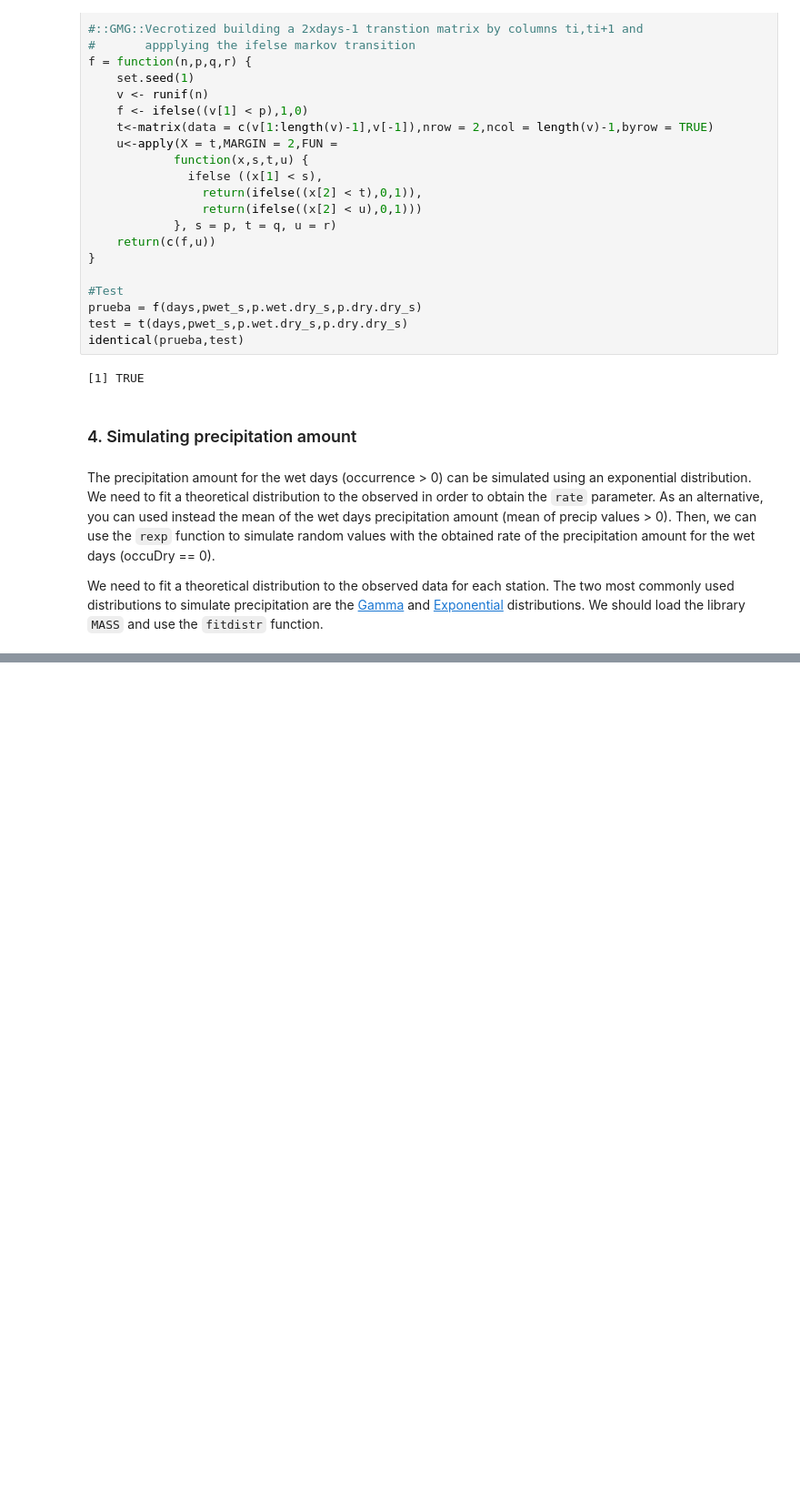
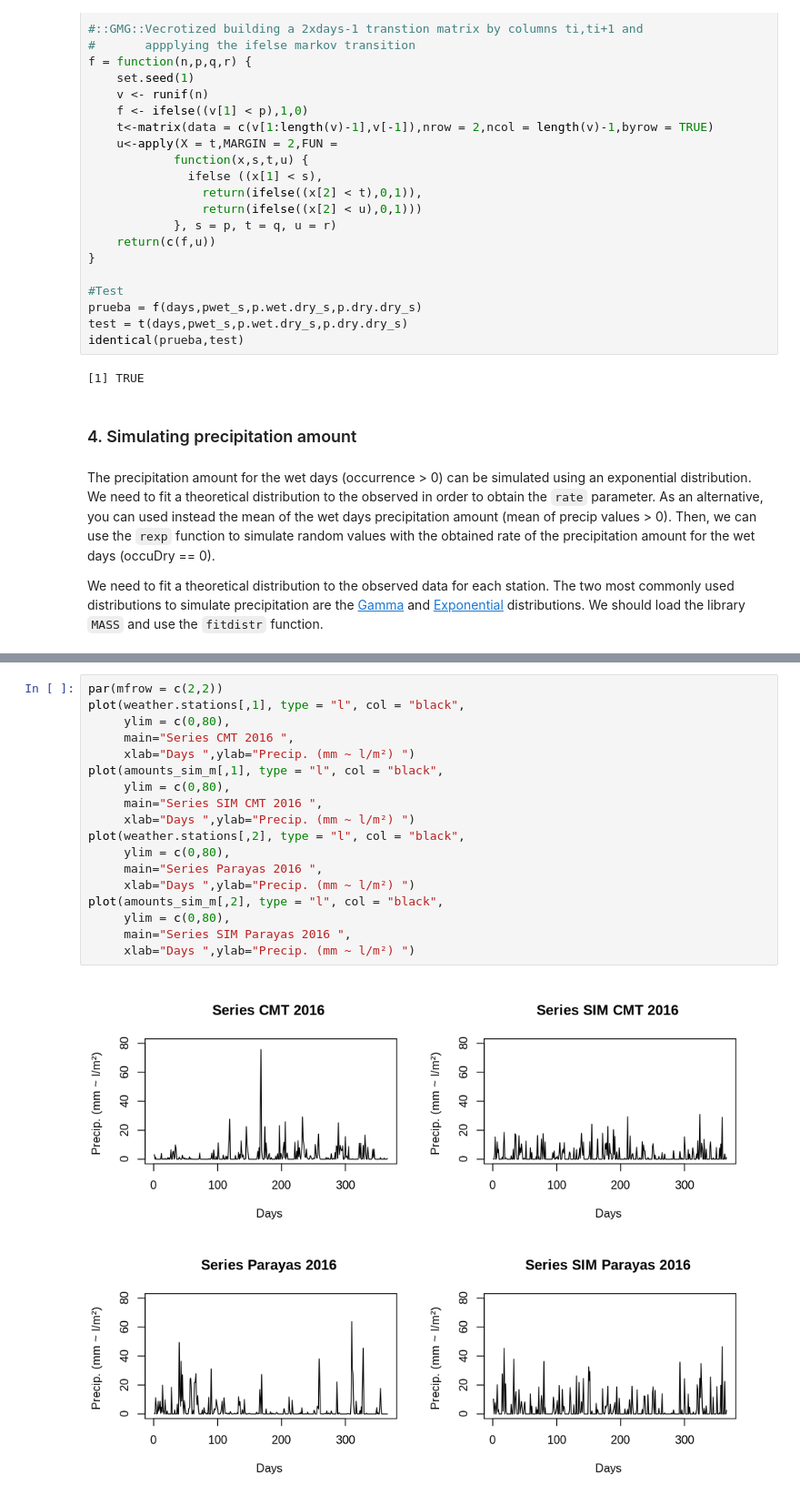
Before and after one commit to yerartdev/uc-m1964-panorama, a Jupyter notebook: panorama/m1964-r-gerardo-de-miguel-gonzalez.ipynb, the cells around one changed output, grey strips where cells are left out. Shown at 91% size. Saved outputs shown, nothing was run; the diff lists cells and outputs as text; blank space fills up the shorter version.

```diff
--- a/panorama/m1964-r-gerardo-de-miguel-gonzalez.ipynb
+++ b/panorama/m1964-r-gerardo-de-miguel-gonzalez.ipynb
@@ -681,0 +744,20 @@ We need to fit a theoretical distribution to the observed data for each station.
+# %%
+par(mfrow = c(2,2))
+plot(weather.stations[,1], type = "l", col = "black",
+     ylim = c(0,80),
+     main="Series CMT 2016 ",
+     xlab="Days ",ylab="Precip. (mm ~ l/m²) ")
+plot(amounts_sim_m[,1], type = "l", col = "black",
+     ylim = c(0,80),
+     main="Series SIM CMT 2016 ",
+     xlab="Days ",ylab="Precip. (mm ~ l/m²) ")
+plot(weather.stations[,2], type = "l", col = "black",
+     ylim = c(0,80),
+     main="Series Parayas 2016 ",
+     xlab="Days ",ylab="Precip. (mm ~ l/m²) ")
+plot(amounts_sim_m[,2], type = "l", col = "black",
+     ylim = c(0,80),
+     main="Series SIM Parayas 2016 ",
+     xlab="Days ",ylab="Precip. (mm ~ l/m²) ")
+# %% [output]
+[figure, added]
```
Also changed, not shown: parts of 3 cells of this notebook.
